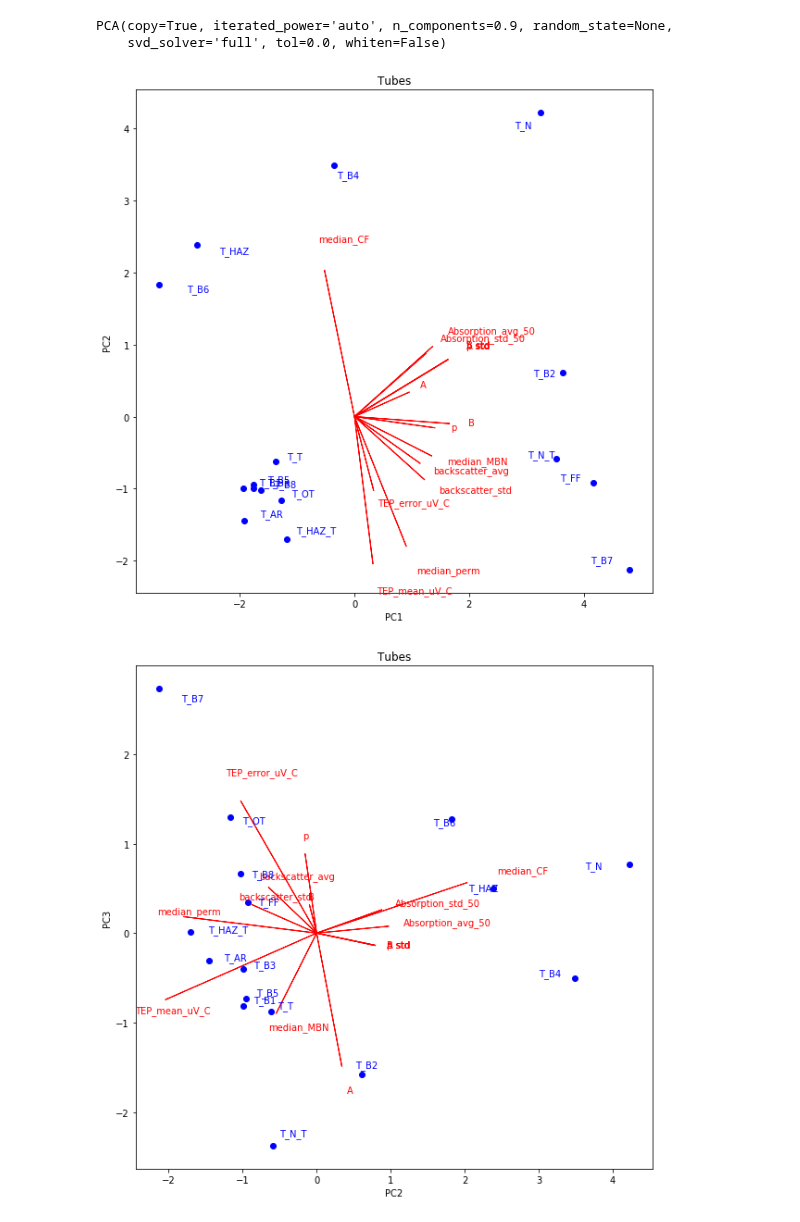
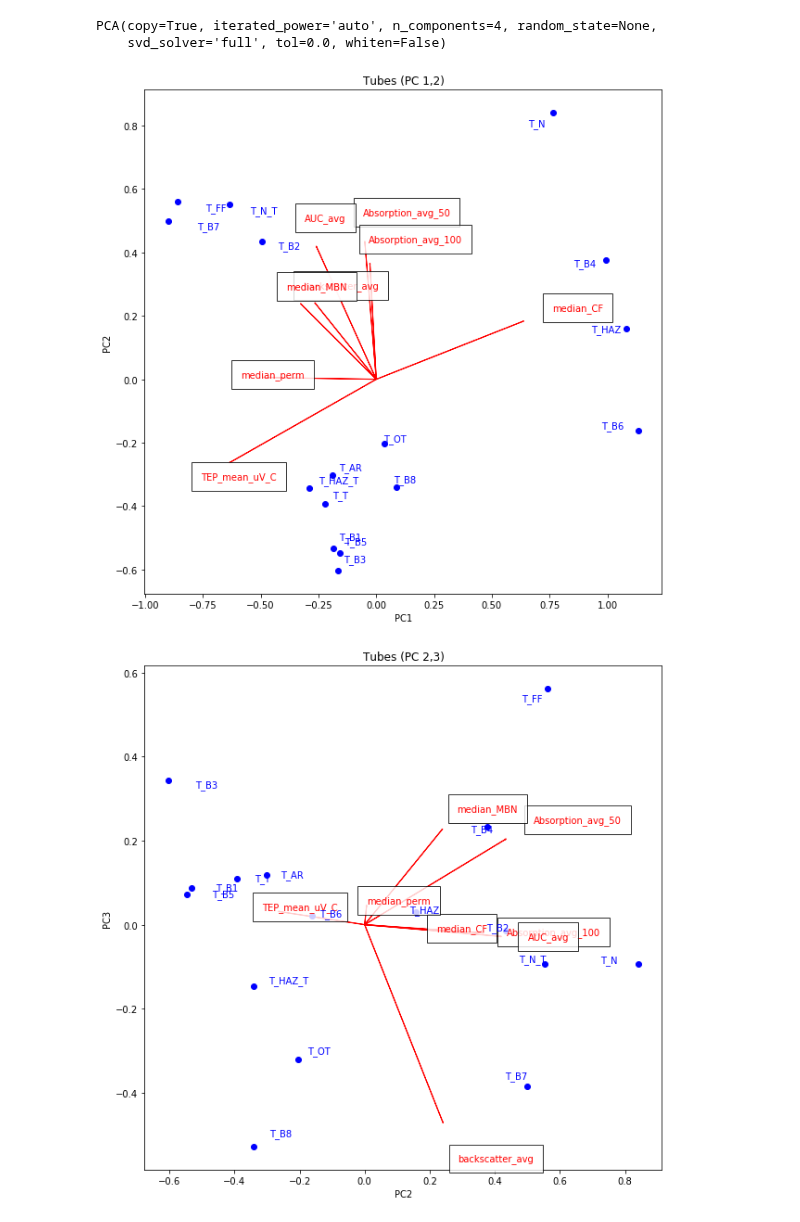
Before and after one commit to Marie-anneMawhin/Oct20_EPRI, a Jupyter notebook: Task1/NB/NB_data_exploration/Merged_data_exploration_biplots.ipynb, the cells around one changed output. Drawn from its saved outputs; the diff is of its cells as text; code cells hidden in the pictures.

Commit message:
improved biplots

```diff
--- a/Task1/NB/NB_data_exploration/Merged_data_exploration_biplots.ipynb
+++ b/Task1/NB/NB_data_exploration/Merged_data_exploration_biplots.ipynb
@@ -50,15 +17,27 @@ scaled_tube.index = merged_tube.index
+# %%
+data_path = "../../Data/Merged_data"
+df = pd.read_csv(os.path.join(data_path, 'ALL_TUBE_PIPE_merge_1.csv'),
+                 index_col=0)
+df = df.iloc[:16,:]
+# %%
+df["AUC_avg"] = mc.findAUC(df, df['A'], df['B'], df['p'])
+df.drop(columns=["A","B","p",'Absorption_avg_500','Absorption_avg_200',"mean_perm","mean_MBN","mean_CF"]+mc.errors_list,inplace=True)
+df.dropna(axis=1, inplace=True)
+df.dropna(axis=0, inplace=True)
+# %%
+scaled_df, scaler = mc.scale_general(df,MinMaxScaler())
 # %%
-pca = PCA(n_components=0.9, svd_solver='full')
-pca.fit(scaled_tube)
+pca = PCA(n_components=4, svd_solver='full')
+pca.fit(scaled_df)
 # %% [output]
-PCA(copy=True, iterated_power='auto', n_components=0.9, random_state=None,
+PCA(copy=True, iterated_power='auto', n_components=4, random_state=None,
     svd_solver='full', tol=0.0, whiten=False)
 # %%
-biplot(pca, scaled_tube, 0,1, "Tubes")
+mc.biplot(pca, scaled_df, 0,1, "Tubes (PC 1,2)")
 # %% [output]
-[figure, old version]
+[figure, new version]
 # %%
-biplot(pca, scaled_tube, 1,2, "Tubes")
+mc.biplot(pca, scaled_df, 1,2, "Tubes (PC 2,3)")
 # %% [output]
-[figure, old version]
+[figure, new version]
 # %%
```
Also changed, not shown: parts of 10 cells of this notebook, 1 other file.
